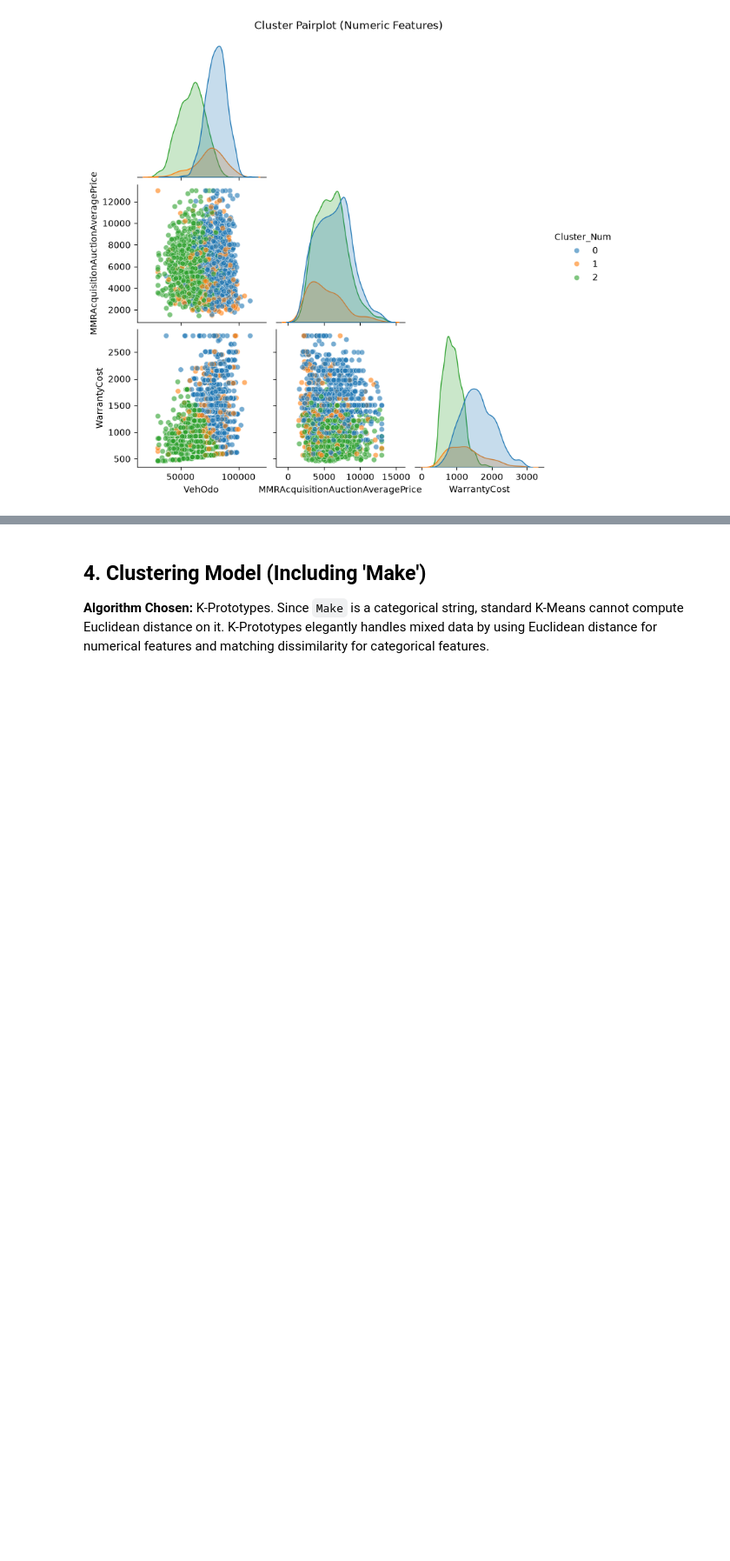
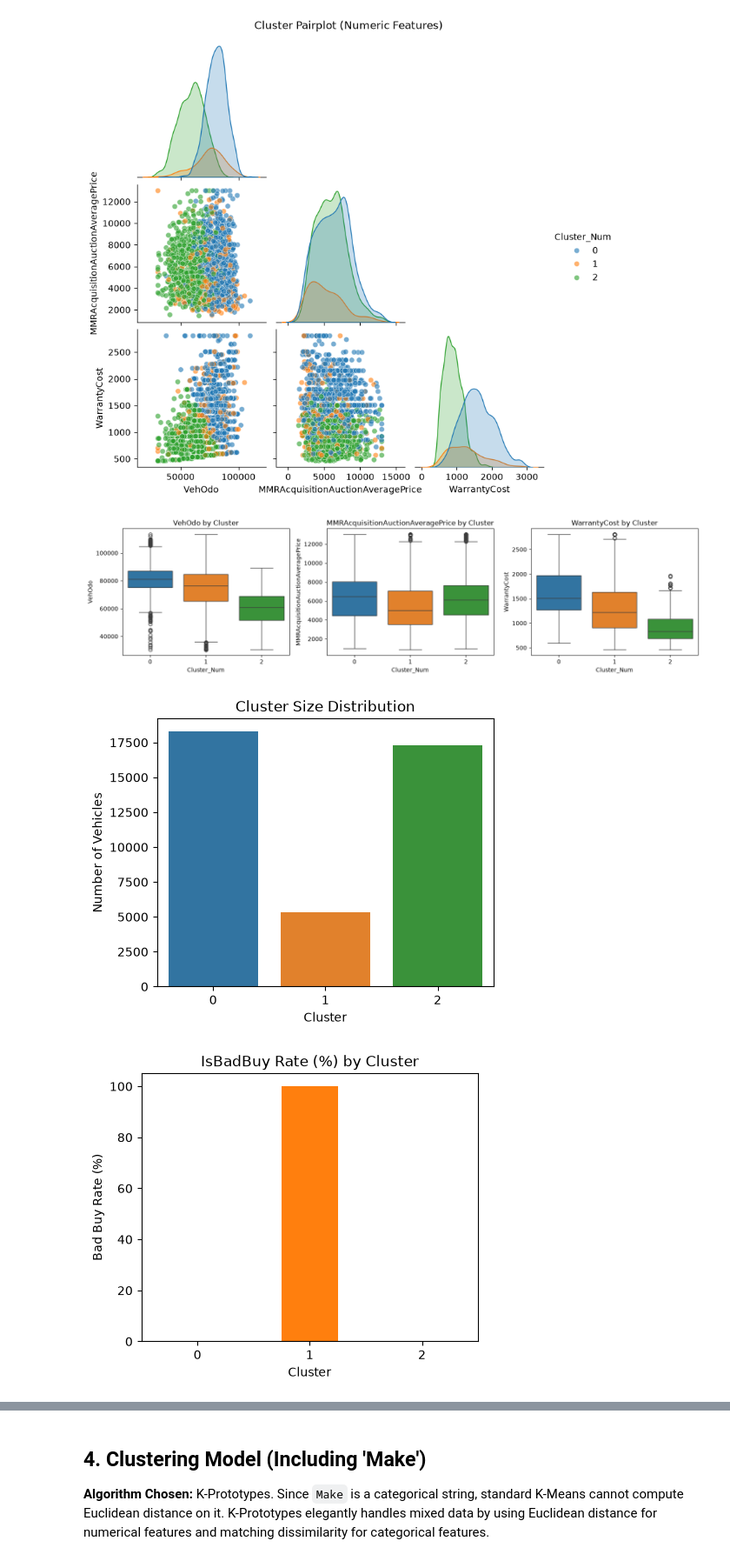
Before and after one commit to dmitrynovik/ml-a2, a Jupyter notebook: Task7_Kick_Clustering.ipynb, the cells around one changed output, grey strips where cells are left out. Shown at 87% size. Drawn from its saved outputs; the diff is of its cells as text; code cells hidden in the pictures; blank space fills up the shorter version.

```diff
--- a/Task7_Kick_Clustering.ipynb
+++ b/Task7_Kick_Clustering.ipynb
@@ -145,6 +145,36 @@ plt.suptitle('Cluster Pairplot (Numeric Features)', y=1.02)
 plt.show()
 # %% [output]
 [figure]
+# %%
+# Cluster distribution plots to support the descriptive labels below
+fig, axes = plt.subplots(1, 3, figsize=(15, 4))
+for ax, col in zip(axes, ['VehOdo', 'MMRAcquisitionAuctionAveragePrice', 'WarrantyCost']):
+    sns.boxplot(data=df, x='Cluster_Num', y=col, hue='Cluster_Num', palette='tab10', legend=False, ax=ax)
+    ax.set_title(f'{col} by Cluster')
+plt.tight_layout()
+plt.show()
+
+# Cluster size distribution
+plt.figure(figsize=(5, 4))
+sns.countplot(data=df, x='Cluster_Num', hue='Cluster_Num', palette='tab10', legend=False)
+plt.title('Cluster Size Distribution')
+plt.xlabel('Cluster')
+plt.ylabel('Number of Vehicles')
+plt.show()
+
+# IsBadBuy rate per cluster
+bad_buy_rate = (df.groupby('Cluster_Num')['IsBadBuy'].mean() * 100)
+plt.figure(figsize=(5, 4))
+bad_buy_rate.plot(kind='bar', color=sns.color_palette('tab10', len(bad_buy_rate)))
+plt.title('IsBadBuy Rate (%) by Cluster')
+plt.xlabel('Cluster')
+plt.ylabel('Bad Buy Rate (%)')
+plt.xticks(rotation=0)
+plt.show()
+# %% [output]
+[figure, added]
+[figure, added]
+[figure, added]
 # %% [markdown]
 **Descriptive Cluster Labels:**
 *   **Cluster 0 (High-Mileage, Premium Fleet):** The largest group (18,288 cars), with the highest odometer readings (~80,941 miles), the highest auction price (~$6,433), and the highest warranty cost (~$1,591) — yet a 0% `IsBadBuy` rate. These are older but well-priced/well-warrantied vehicles that still resell reliably.
```
Also changed, not shown: 2 other files.
